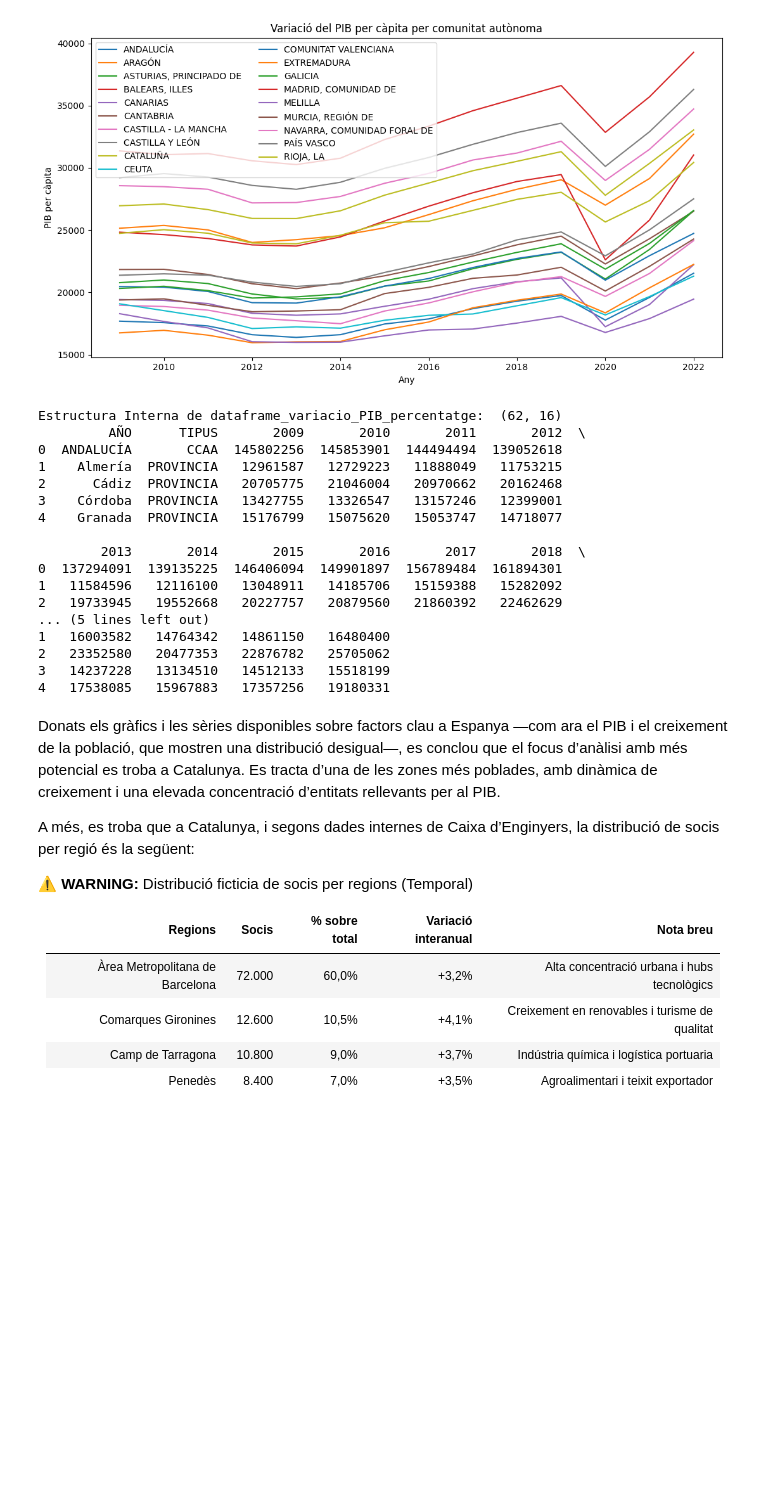
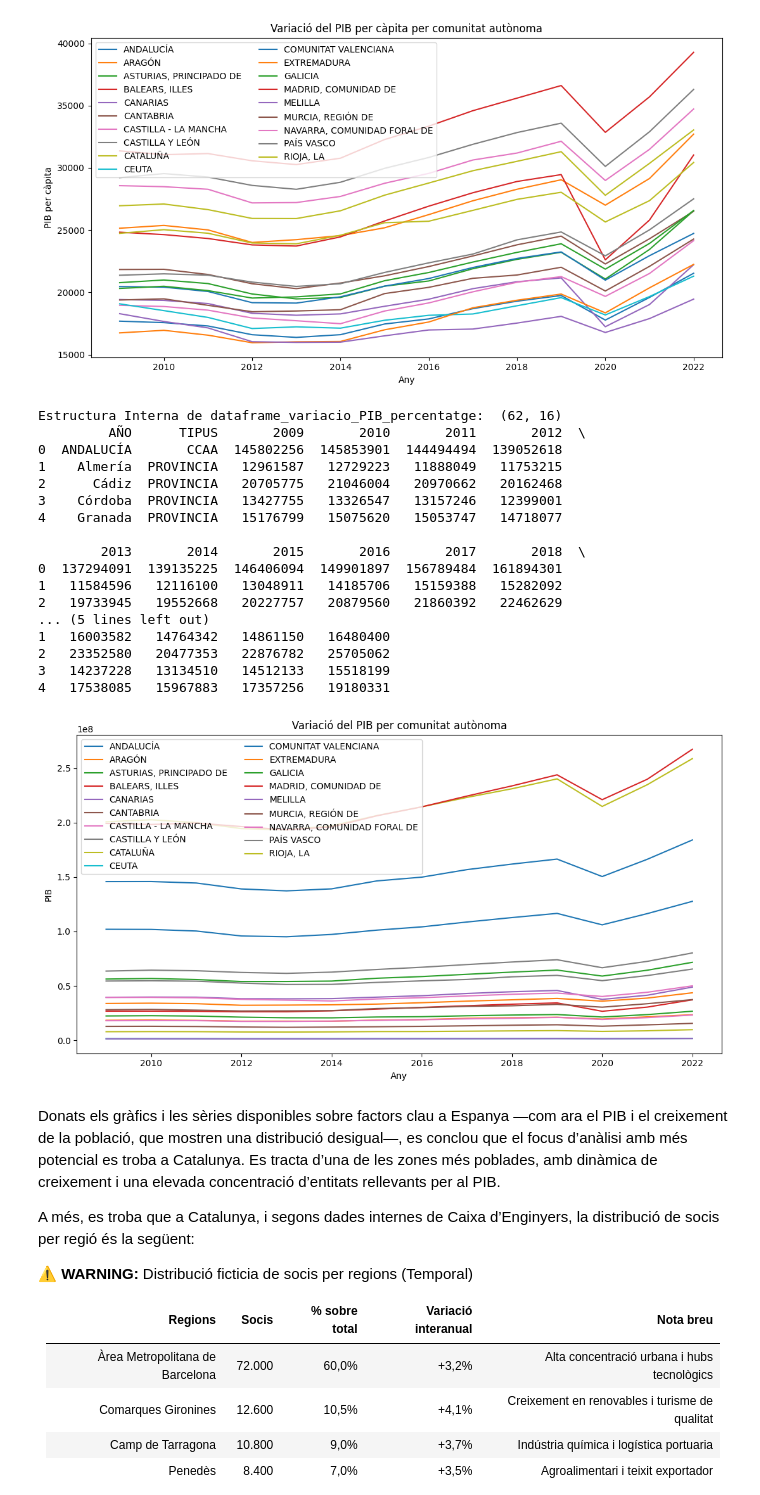
Before and after one commit to arnaumunozbarrera/Hackaton-UAB-2025, a Jupyter notebook: Informe Final.ipynb, the cells around one changed output. Cells and saved outputs as stored; diff of their text form; code cells hidden in the pictures; blank space fills up the shorter version.

```diff
--- a/Informe Final.ipynb
+++ b/Informe Final.ipynb
@@ -256,26 +323,83 @@ Estructura Interna de dataframe_variacio_PIB_per_capita:  (62, 16)
 # %%
 dataframe_variacio_PIB_percentatge = pd.read_excel('data/Variació PIB.xlsx', sheet_name=0, header=0, engine='openpyxl')
 print("Estructura Interna de dataframe_variacio_PIB_percentatge: ", dataframe_variacio_PIB_percentatge.shape)
 
 print(dataframe_variacio_PIB_percentatge.head(5))
+
+df2 = dataframe_variacio_PIB_percentatge.copy()
+
+# Columnas de años (2000–2099)
+year_cols = [c for c in df2.columns
+             if str(c).isdigit() and len(str(c)) == 4 and 2000 <= int(c) <= 2099]
+
+# Con esta hoja: 1ª col = nombre ("AÑO"), 2ª = "TIPUS"
+name_col = df2.columns[0]
+type_col = df2.columns[1]
+
+# Posibles nombres de columna de selección (opcional)
+posibles_sel = [
+    'Plot','PLOT','Selección','SELECCIÓN','Seleccion','SELECCION',
+    'Marcar','MARCAR','Include','INCLUDE','Selected','SELECTED',
+    'Graficar','GRAFICAR','Mostrar','MOSTRAR'
+]
+sel_col = next((c for c in df2.columns if str(c).strip() in posibles_sel), None)
+
+# ----> Filtrar CCAA (filas azules)
+ccaa2 = df2[df2[type_col].astype(str).str.upper().str.contains('CCAA')].copy()
+
+# (opcional) excluir agregados si existieran
+excluir = {'ESPAÑA', 'TOTAL', 'TOTAL NACIONAL'}
+ccaa2 = ccaa2[~ccaa2[name_col].astype(str).str.upper().isin(excluir)]
+
+# Si hay columna de selección, quedarnos con las CCAA marcadas
+if sel_col is not None:
+    def _to_bool(v):
+        s = str(v).strip().lower()
+        return (v is True) or (s in ('1','si','sí','true','x','y','yes'))
+    ccaa2 = ccaa2[ccaa2[sel_col].apply(_to_bool)]
+
+# Reestructurar a formato largo
+melted2 = ccaa2.melt(
+    id_vars=[name_col, type_col],
+    value_vars=year_cols,
+    var_name='Año',
+    value_name='PIB'
+)
+melted2['Año'] = melted2['Año'].astype(int)
+
+# Asegurar numérico (por si hay strings)
+melted2['PIB'] = pd.to_numeric(melted2['PIB'], errors='coerce')
+
+# Plot
+plt.figure(figsize=(11,6))
+for region, sub in melted2.groupby(name_col):
+    plt.plot(sub['Año'], sub['PIB'], label=region)
+
+plt.title('Variació del PIB per comunitat autònoma')
+plt.xlabel('Any')
+plt.ylabel('PIB')
+plt.legend(loc='best', ncol=2)
+plt.tight_layout()
+plt.show()
 # %% [output]
 Estructura Interna de dataframe_variacio_PIB_percentatge:  (62, 16)
          AÑO      TIPUS       2009       2010       2011       2012  \
 0  ANDALUCÍA       CCAA  145802256  145853901  144494494  139052618
 1    Almería  PROVINCIA   12961587   12729223   11888049   11753215
 2      Cádiz  PROVINCIA   20705775   21046004   20970662   20162468
 3    Córdoba  PROVINCIA   13427755   13326547   13157246   12399001
 4    Granada  PROVINCIA   15176799   15075620   15053747   14718077
 
         2013       2014       2015       2016       2017       2018  \
 0  137294091  139135225  146406094  149901897  156789484  161894301
 1   11584596   12116100   13048911   14185706   15159388   15282092
 2   19733945   19552668   20227757   20879560   21860392   22462629
 ... (5 lines left out)
 1   16003582   14764342   14861150   16480400
 2   23352580   20477353   22876782   25705062
 3   14237228   13134510   14512133   15518199
 4   17538085   15967883   17357256   19180331
+[figure, added]
 # %% [markdown]
 Donats els gràfics i les sèries disponibles sobre factors clau a Espanya —com ara el PIB i el creixement de la població, que mostren una distribució desigual—, es conclou que el focus d’anàlisi amb més potencial es troba a Catalunya. Es tracta d’una de les zones més poblades, amb dinàmica de creixement i una elevada concentració d’entitats rellevants per al PIB.
 
```
Also changed, not shown: parts of 1 cell of this notebook, 1 other file.
